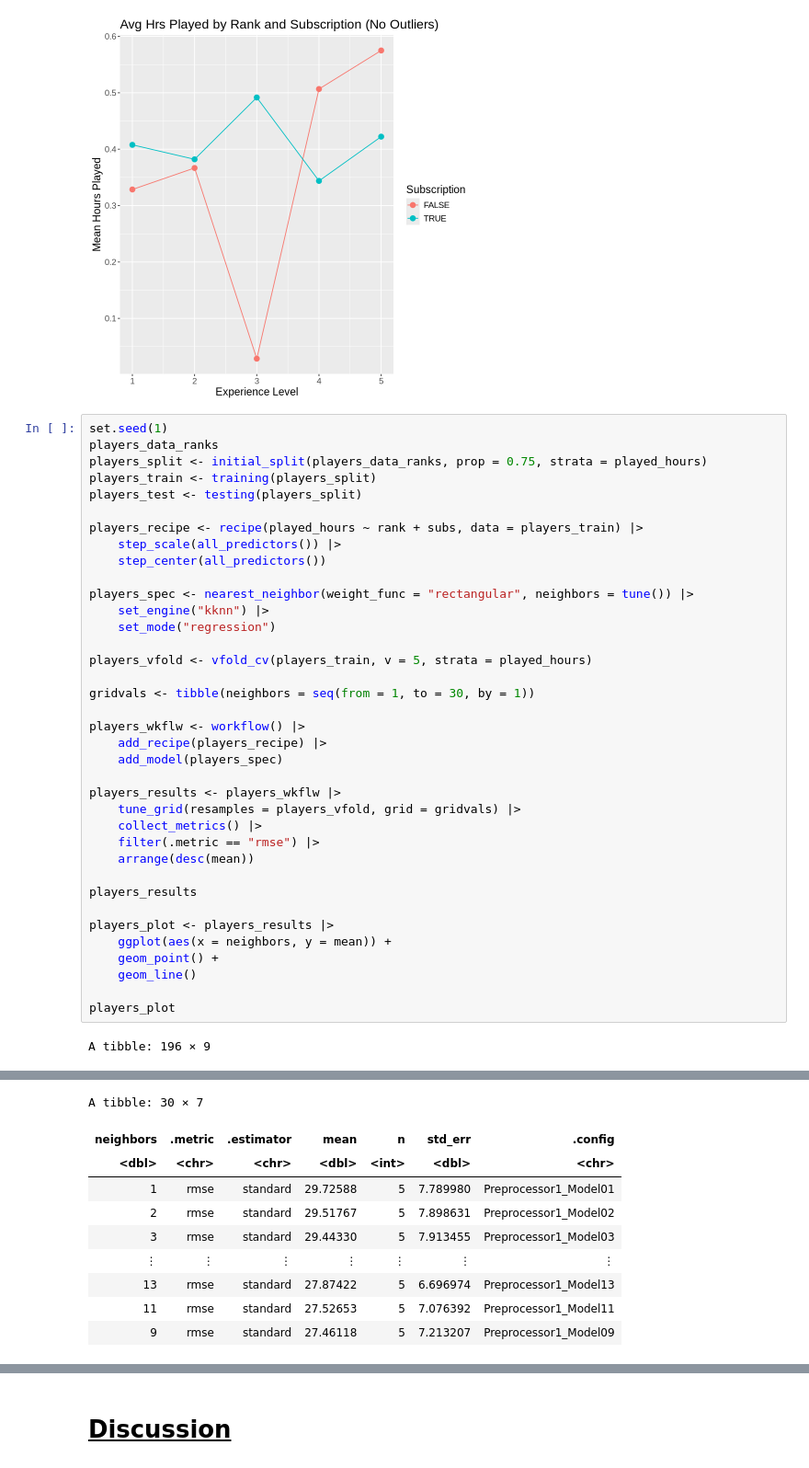
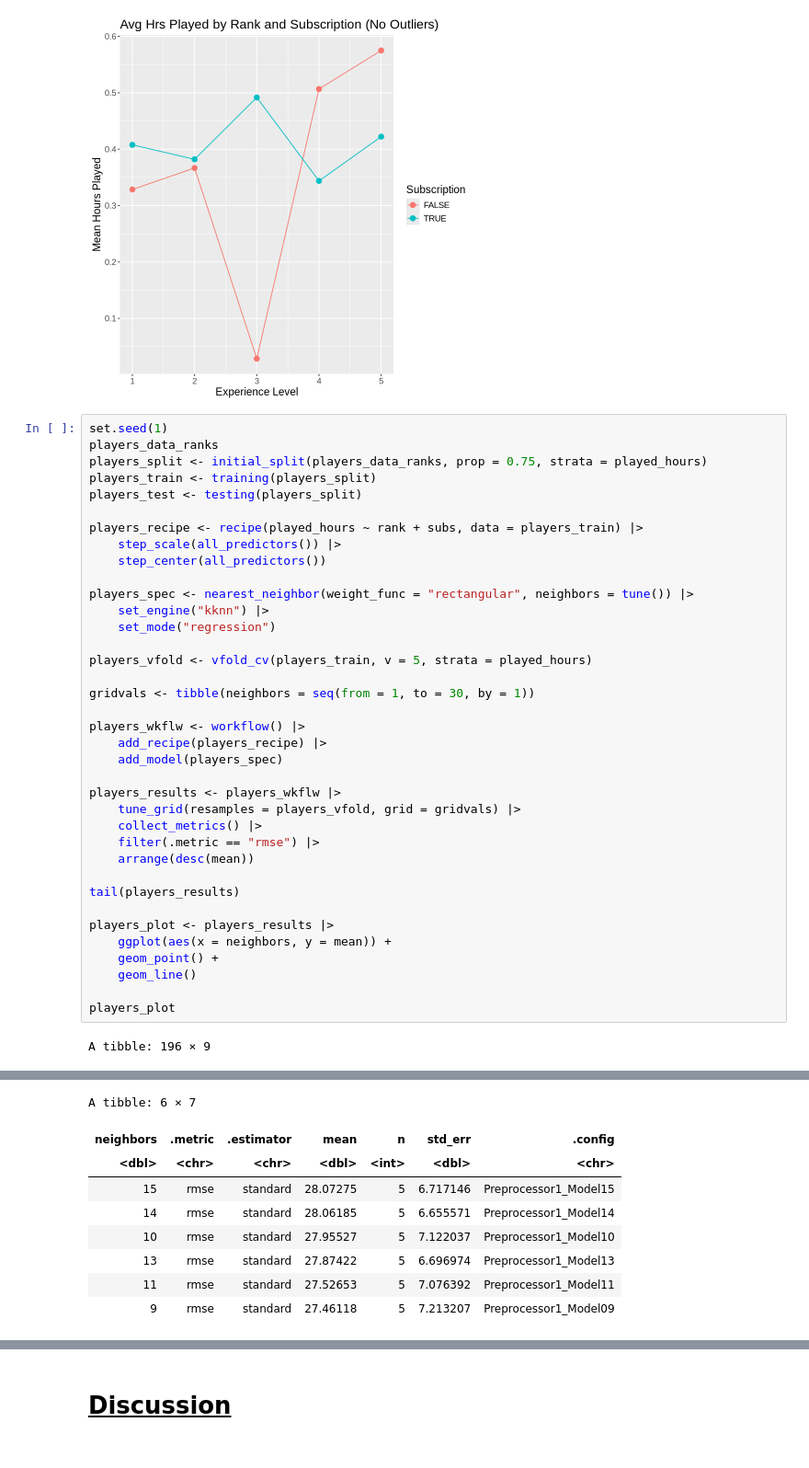
Before and after one commit to Alonso181006/dsci-100-2024w2-group-005-30, a Jupyter notebook: Project.ipynb, the cells around one changed output, grey strips where cells are left out. Shown at 92% size. Cells and saved outputs as stored; diff of their text form.

Commit message:
Created new Player Specifications

```diff
--- a/Project.ipynb
+++ b/Project.ipynb
@@ -133,39 +148,38 @@ gridvals <- tibble(neighbors = seq(from = 1, to = 30, by = 1))
 players_wkflw <- workflow() |>
     add_recipe(players_recipe) |>
     add_model(players_spec)
 
 players_results <- players_wkflw |>
     tune_grid(resamples = players_vfold, grid = gridvals) |>
     collect_metrics() |>
     filter(.metric == "rmse") |>
     arrange(desc(mean))
 
-players_results
+tail(players_results)
 
 players_plot <- players_results |>
     ggplot(aes(x = neighbors, y = mean)) +
     geom_point() +
     geom_line()
 
 players_plot
 # %% [output]
 A tibble: 196 × 9
 | experience | subscribe | hashed_email | played_hours | name | gender | age | rank | subs |
 | <chr> | <lgl> | <chr> | <dbl> | <chr> | <chr> | <dbl> | <int> | <int> |
 | Pro | TRUE | f6daba428a5e19a3d47574858c1355049... | 30.3 | Morgan | Male | 9 | 5 | 2 |
 | Veteran | TRUE | f3c813577c458ba0dfef80996f8f32c93... | 3.8 | Christian | Male | 17 | 4 | 2 |
 | Veteran | FALSE | b674dd7ee0d24096d1c019615ce4d12b2... | 0.0 | Blake | Male | 17 | 4 | 1 |
 | ⋮ | ⋮ | ⋮ | ⋮ | ⋮ | ⋮ | ⋮ | ⋮ | ⋮ |
 | Amateur | FALSE | d572f391d452b76ea2d7e5e53a3d38bfd... | 0.0 | Dylan | Prefer not to say | 17 | 2 | 1 |
 | Amateur | FALSE | f19e136ddde68f365afc860c725ccff54... | 2.3 | Harlow | Male | 17 | 2 | 1 |
 | Pro | TRUE | d9473710057f7d42f36570f0be83817a4... | 0.2 | Ahmed | Other | NA | 5 | 2 |
-A tibble: 30 × 7
+A tibble: 6 × 7
 | neighbors | .metric | .estimator | mean | n | std_err | .config |
 | <dbl> | <chr> | <chr> | <dbl> | <int> | <dbl> | <chr> |
-| 1 | rmse | standard | 29.72588 | 5 | 7.789980 | Preprocessor1_Model01 |
-| 2 | rmse | standard | 29.51767 | 5 | 7.898631 | Preprocessor1_Model02 |
-| 3 | rmse | standard | 29.44330 | 5 | 7.913455 | Preprocessor1_Model03 |
-| ⋮ | ⋮ | ⋮ | ⋮ | ⋮ | ⋮ | ⋮ |
+| 15 | rmse | standard | 28.07275 | 5 | 6.717146 | Preprocessor1_Model15 |
+| 14 | rmse | standard | 28.06185 | 5 | 6.655571 | Preprocessor1_Model14 |
+| 10 | rmse | standard | 27.95527 | 5 | 7.122037 | Preprocessor1_Model10 |
 | 13 | rmse | standard | 27.87422 | 5 | 6.696974 | Preprocessor1_Model13 |
 | 11 | rmse | standard | 27.52653 | 5 | 7.076392 | Preprocessor1_Model11 |
 | 9 | rmse | standard | 27.46118 | 5 | 7.213207 | Preprocessor1_Model09 |
```
Also changed, not shown: parts of 2 cells of this notebook.
